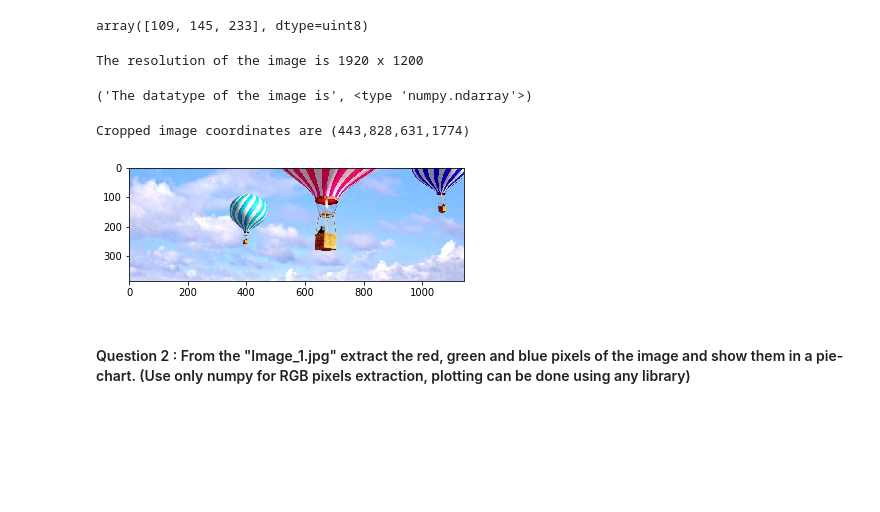
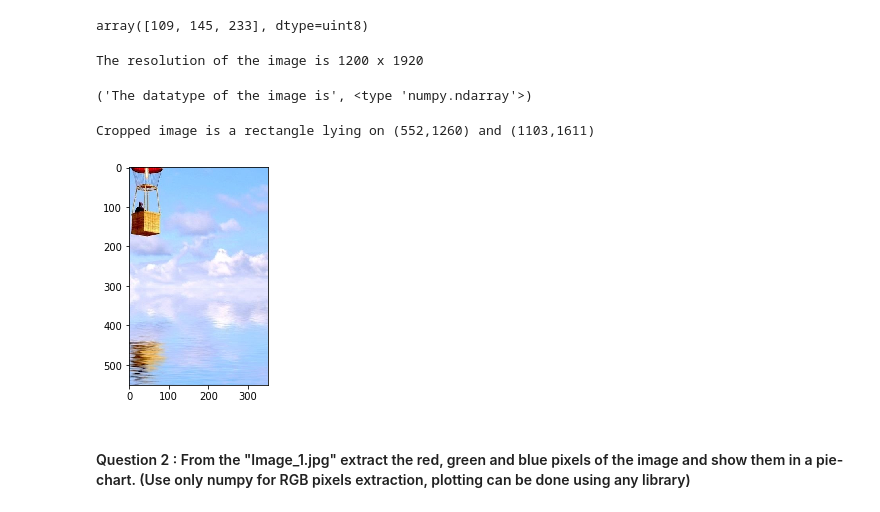
Before and after one commit to Arushi04/Computer-Vision, a Jupyter notebook: Assignment1.ipynb, the cells around one changed output. Drawn from its saved outputs; the diff is of its cells as text; code cells hidden in the pictures; blank space fills up the shorter version.

```diff
--- a/Assignment1.ipynb
+++ b/Assignment1.ipynb
@@ -39,9 +39,9 @@ image_1.shape
 height = image_1.shape[0]
 width = image_1.shape[1]
 
-print 'The resolution of the image is %d x %d'%(width,height)
+print 'The resolution of the image is %d x %d'%(height,width)
 # %% [output]
-The resolution of the image is 1920 x 1200
+The resolution of the image is 1200 x 1920
 # %%
 #4 Data type
 
@@ -51,19 +51,18 @@ print('The datatype of the image is', type(image_1))
 # %%
 #5 Random portion of image - show this portion in the submission file
 
-x1 = random.randint(0,height)
-y1 = random.randint(0,width)
-x2 = random.randint(x1,height)
-y2 = random.randint(y1,width)
+x1 = random.randint(0,height-2)
+y1 = random.randint(0,width-2)
+x2 = random.randint(x1+1,height-1)
+y2 = random.randint(y1+1,width-1)
 new_image = image_1[x1:x2,y1:y2]
 
-
-print("Cropped image coordinates are (%d,%d,%d,%d)"%(x1,x2,y1,y2))
+print("Cropped image is a rectangle lying on (%d,%d) and (%d,%d)"%(x1,y1,x2,y2))
 plt.imshow(new_image)
 plt.show()
 # %% [output]
-Cropped image coordinates are (443,828,631,1774)
+Cropped image is a rectangle lying on (552,1260) and (1103,1611)
-[figure, old version]
+[figure, new version]
 # %% [markdown]
 #### Question 2 :  From the "Image_1.jpg" extract the red, green and blue pixels of the image and show them in a pie-chart. (Use only numpy for RGB pixels extraction, plotting can be done using any library)
 # %%
```
